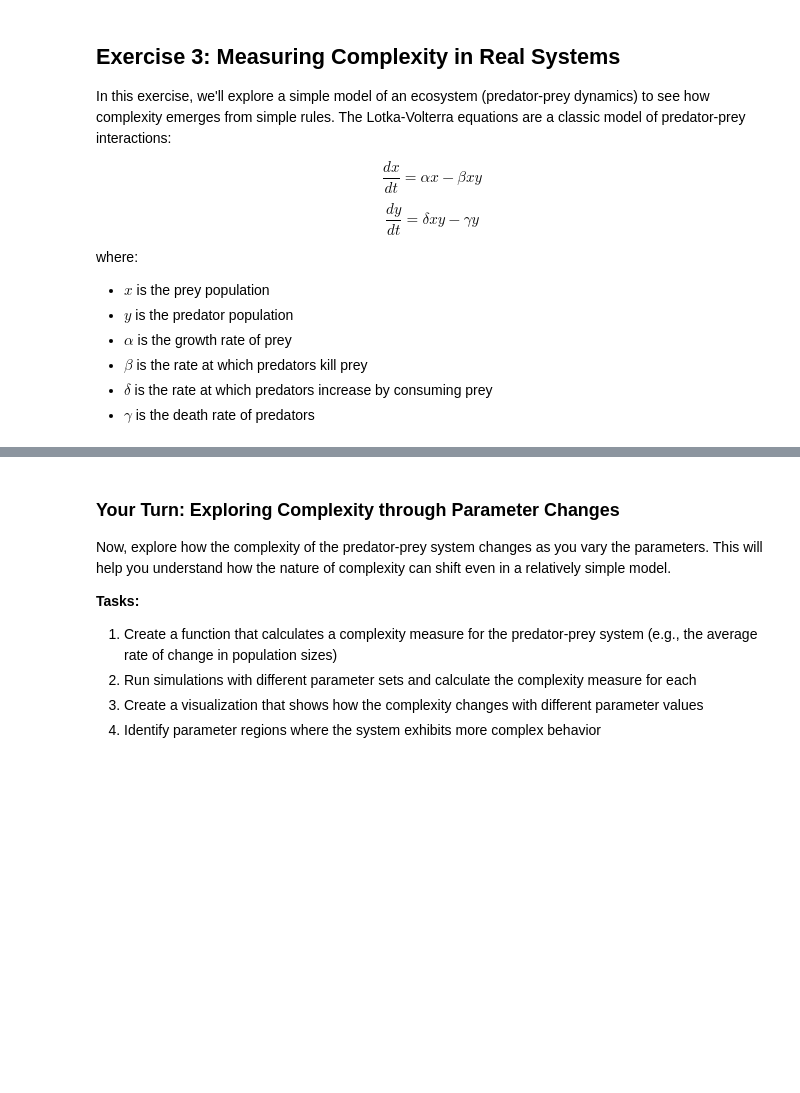
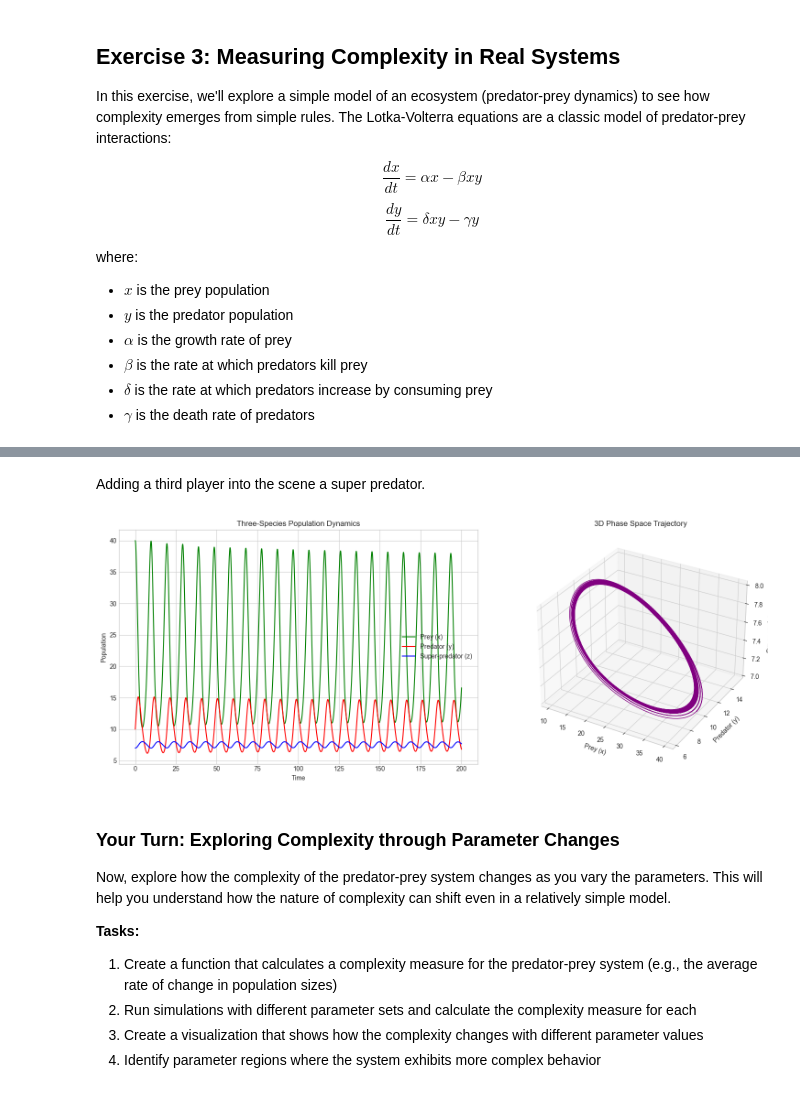
Before and after one commit to SearchingAlpha/mathematical-modelling-and-computer-science, a Jupyter notebook: 1_Fundamentals_and_tools/1.1. Nature of Complexity_v2.ipynb, the cells around one changed output, grey strips where cells are left out. Drawn from its saved outputs; the diff is of its cells as text; code cells hidden in the pictures; blank space fills up the shorter version.

```diff
--- a/1_Fundamentals_and_tools/1.1. Nature of Complexity_v2.ipynb
+++ b/1_Fundamentals_and_tools/1.1. Nature of Complexity_v2.ipynb
@@ -253,3 +407,69 @@ plt.show()
+# %% [markdown]
+Adding a third player into the scene a super predator.
+# %%
+import numpy as np
+import matplotlib.pyplot as plt
+from scipy.integrate import solve_ivp
+
+def three_species_model(t, z, alpha, beta, delta, gamma, epsilon, zeta, eta):
+    x, y, z_ = z  # Unpack populations
+    dx_dt = alpha * x - beta * x * y
+    dy_dt = delta * x * y - gamma * y - epsilon * y * z_
+    dz_dt = zeta * y * z_ - eta * z_
+    return [dx_dt, dy_dt, dz_dt]
+
+# Parameters
+alpha = 1.0     # Prey growth
+beta = 0.1      # Prey->Predator predation
+delta = 0.02    # Predator growth per prey
+gamma = 0.4     # Predator death
+epsilon = 0.005   # Less aggressive predation on y
+zeta = 0.01       # More efficient conversion of y → z
+eta = 0.1         # Lower death rate for z
+
+# Initial populations
+x0 = 40   # Prey
+y0 = 10    # Predator
+z0 = 7    # Super-predator
+
+# Time span
+t_span = (0, 200)
+t = np.linspace(t_span[0], t_span[1], 2000)
+
+# Solve the system
+sol = solve_ivp(
+    lambda t, z: three_species_model(t, z, alpha, beta, delta, gamma, epsilon, zeta, eta),
+    t_span, [x0, y0, z0], t_eval=t, method='RK45'
+)
+
+x, y, z_ = sol.y
+time = sol.t
+
+# Plot: Time Series
+fig = plt.figure(figsize=(16, 6))
+
+ax1 = fig.add_subplot(1, 2, 1)
+ax1.plot(time, x, label='Prey (x)', color='green')
+ax1.plot(time, y, label='Predator (y)', color='red')
+ax1.plot(time, z_, label='Super-predator (z)', color='blue')
+ax1.set_xlabel('Time')
+ax1.set_ylabel('Population')
+ax1.set_title('Three-Species Population Dynamics')
+ax1.legend()
+ax1.grid(True)
+
+# Plot: Phase Space
+ax2 = fig.add_subplot(1, 2, 2, projection='3d')
+ax2.plot(x, y, z_, color='purple', lw=1)
+ax2.set_xlabel('Prey (x)')
+ax2.set_ylabel('Predator (y)')
+ax2.set_zlabel('Super-predator (z)')
+ax2.set_title('3D Phase Space Trajectory')
+
+plt.tight_layout()
+plt.show()
+# %% [output]
+[figure, added]
 # %% [markdown]
 ### Your Turn: Exploring Complexity through Parameter Changes
 
```
Also changed, not shown: parts of 8 cells of this notebook, 4 other files.
